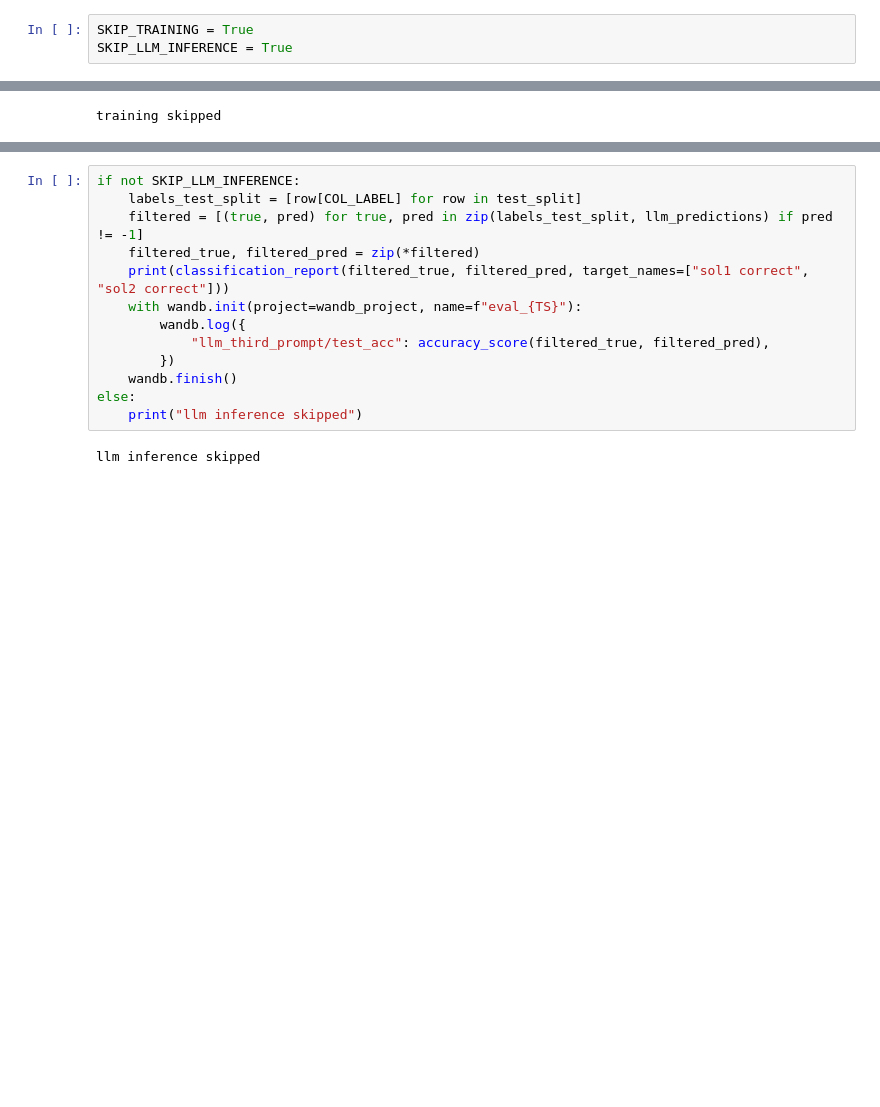
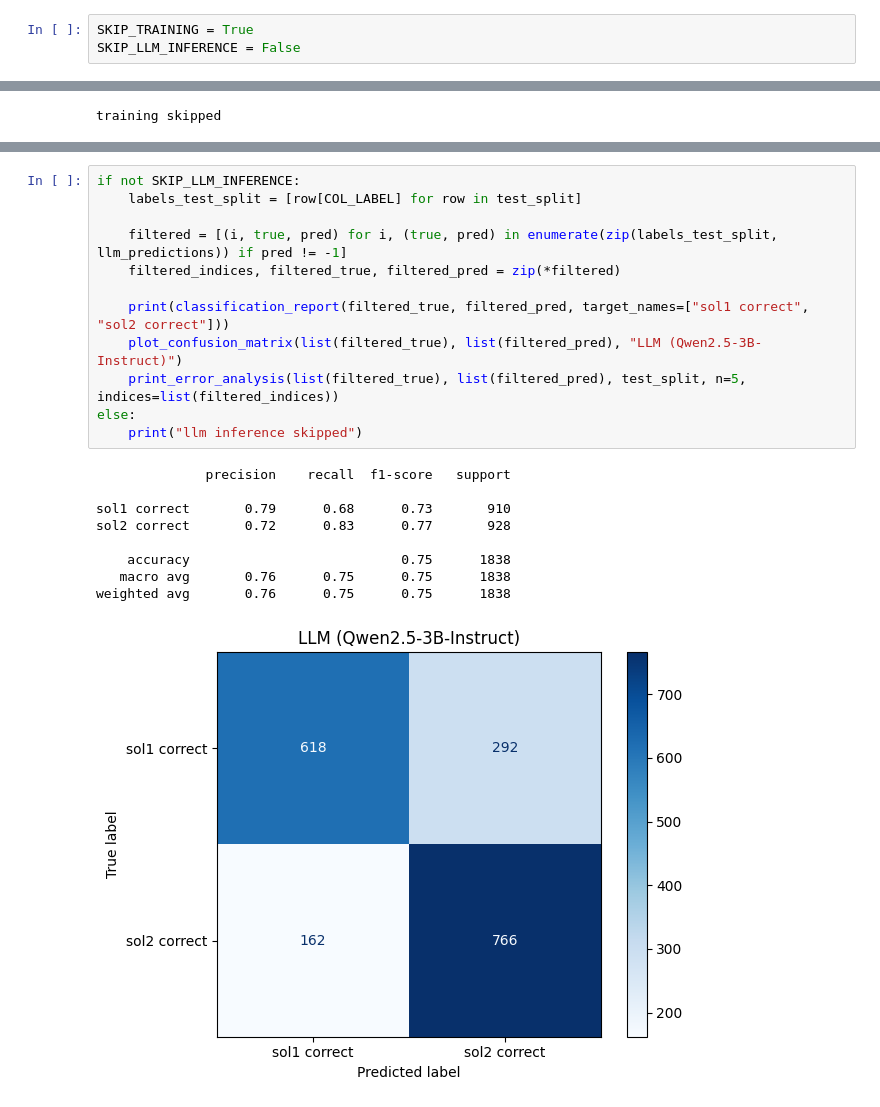
Before and after one commit to saegii/nlp, a Jupyter notebook: projects/transformers/nlp-project-transformers.ipynb, the cells around one changed output, grey strips where cells are left out. Drawn from its saved outputs; the diff is of its cells as text; blank space fills up the shorter version.

```diff
--- a/projects/transformers/nlp-project-transformers.ipynb
+++ b/projects/transformers/nlp-project-transformers.ipynb
@@ -42,7 +42,7 @@ Source: [https://arxiv.org/abs/1911.11641](https://arxiv.org/abs/1911.11641)
 Two variables are introduced to make skip transformer model training runs or the LLM inference ensuring a performant notebook execution.
 # %%
 SKIP_TRAINING = True
-SKIP_LLM_INFERENCE = True
+SKIP_LLM_INFERENCE = False
 # %%
 !pip install \
     datasets==4.8.4 \
@@ -915,15 +1041,22 @@ To evaluate the LLM results all unparsable outputs have to be filtered. The test
 # %%
 if not SKIP_LLM_INFERENCE:
     labels_test_split = [row[COL_LABEL] for row in test_split]
-    filtered = [(true, pred) for true, pred in zip(labels_test_split, llm_predictions) if pred != -1]
-    filtered_true, filtered_pred = zip(*filtered)
+
+    filtered = [(i, true, pred) for i, (true, pred) in enumerate(zip(labels_test_split, llm_predictions)) if pred != -1]
+    filtered_indices, filtered_true, filtered_pred = zip(*filtered)
+
     print(classification_report(filtered_true, filtered_pred, target_names=["sol1 correct", "sol2 correct"]))
-    with wandb.init(project=wandb_project, name=f"eval_{TS}"):
-        wandb.log({
-            "llm_third_prompt/test_acc": accuracy_score(filtered_true, filtered_pred),
-        })
-    wandb.finish()
+    plot_confusion_matrix(list(filtered_true), list(filtered_pred), "LLM (Qwen2.5-3B-Instruct)")
+    print_error_analysis(list(filtered_true), list(filtered_pred), test_split, n=5, indices=list(filtered_indices))
 else:
     print("llm inference skipped")
 # %% [output]
-llm inference skipped
+              precision    recall  f1-score   support
+
+sol1 correct       0.79      0.68      0.73       910
+sol2 correct       0.72      0.83      0.77       928
+
+    accuracy                           0.75      1838
+   macro avg       0.76      0.75      0.75      1838
+weighted avg       0.76      0.75      0.75      1838
+[figure, added]
```
Also changed, not shown: parts of 19 cells of this notebook.
